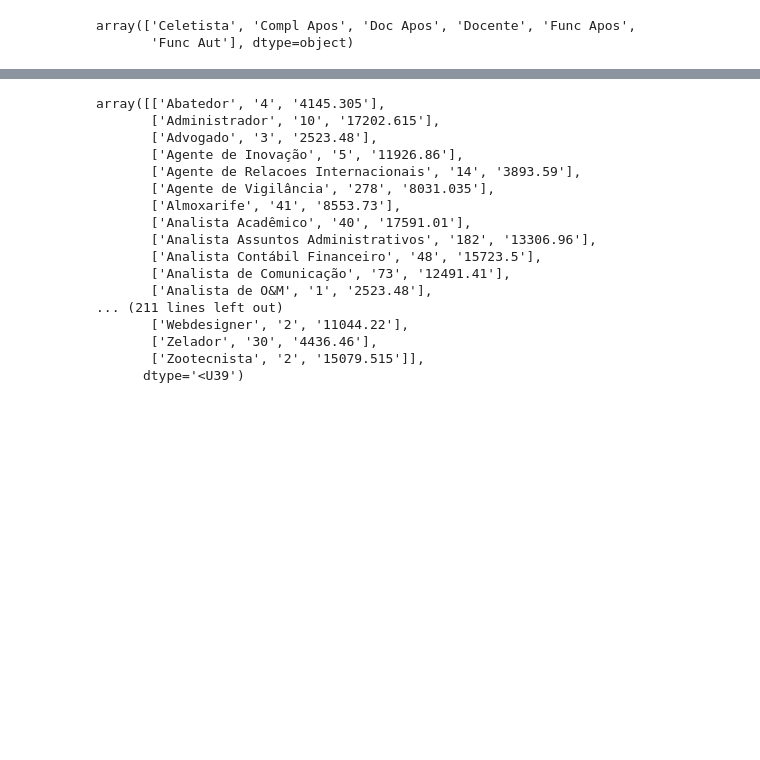
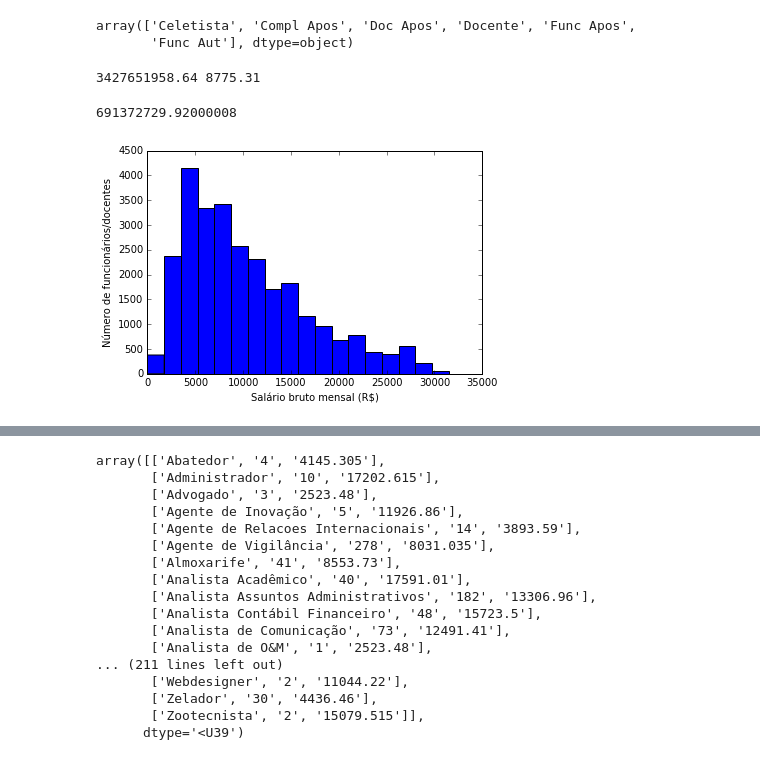
Before and after one commit to danilolessa/computacoes, a Jupyter notebook: analises/transparencia/folha-usp.ipynb, the cells around one changed output, grey strips where cells are left out. Cells and saved outputs as stored; diff of their text form; code cells hidden in the pictures; blank space fills up the shorter version.

```diff
--- a/analises/transparencia/folha-usp.ipynb
+++ b/analises/transparencia/folha-usp.ipynb
@@ -16,6 +17,24 @@ np.unique(raw.categoria)
 # %% [output]
 array(['Celetista', 'Compl Apos', 'Doc Apos', 'Docente', 'Func Apos',
        'Func Aut'], dtype=object)
+# %%
+salario_anual_tot = np.sum(raw.salario) * 12
+salario_median_tot = np.median(raw.salario)
+print("%.2f %.2f" % (salario_anual_tot, salario_median_tot))
+# %% [output]
+3427651958.64 8775.31
+# %%
+raw_n = raw[raw.salario > governor_salary] #salario do governador
+np.sum(raw_n.salario * 12)
+# %% [output]
+691372729.92000008
+# %%
+plt.hist(raw.salario, bins=20, range=(0, 35000))
+plt.xlabel("Salário bruto mensal (R$)")
+plt.ylabel("Número de funcionários/docentes")
+plt.show()
+# %% [output]
+[figure, added]
 # %%
 dat = raw[(raw.categoria == "Celetista")]
 #len(dat)
```
Also changed, not shown: parts of 12 cells of this notebook, 4 other files.
